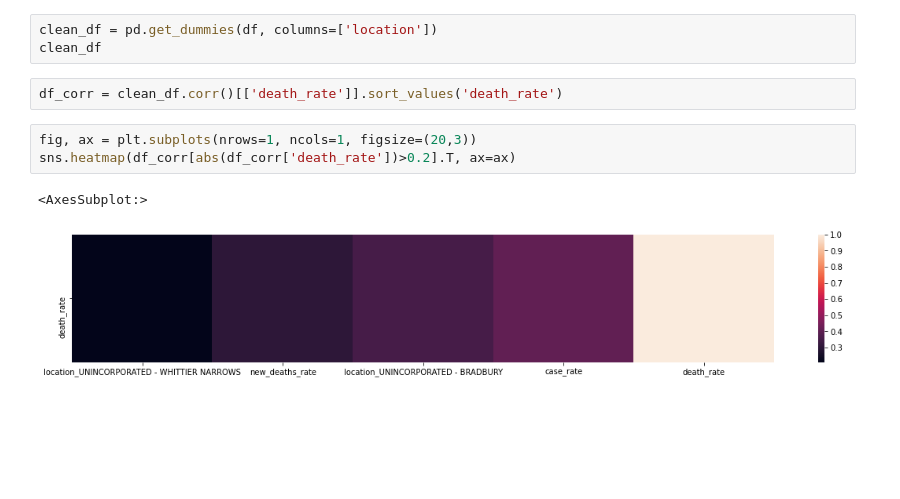
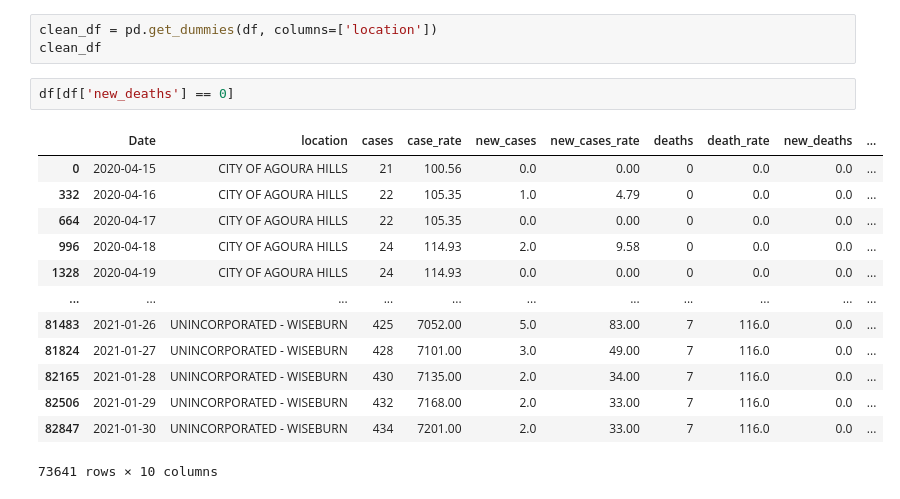
Before and after one commit to kevinmarlis/air-pollution-and-health, a Jupyter notebook: Covid/Covid by Neighborhood.ipynb, the cells around one changed output. Cells and saved outputs as stored; diff of their text form; blank space fills up the shorter version.

```diff
--- a/Covid/Covid by Neighborhood.ipynb
+++ b/Covid/Covid by Neighborhood.ipynb
@@ -75,11 +83,19 @@ msno.bar(df)
 # %%
 clean_df = pd.get_dummies(df, columns=['location'])
 clean_df
-# %%
-df_corr = clean_df.corr()[['death_rate']].sort_values('death_rate')
-# %%
-fig, ax = plt.subplots(nrows=1, ncols=1, figsize=(20,3))
-sns.heatmap(df_corr[abs(df_corr['death_rate'])>0.2].T, ax=ax)
-# %% [output]
-<AxesSubplot:>
-[figure, removed]
+# %%
+df[df['new_deaths'] == 0]
+# %% [output]
+|  | Date | location | cases | case_rate | new_cases | new_cases_rate | deaths | death_rate | new_deaths | ... |
+| 0 | 2020-04-15 | CITY OF AGOURA HILLS | 21 | 100.56 | 0.0 | 0.00 | 0 | 0.0 | 0.0 | ... |
+| 332 | 2020-04-16 | CITY OF AGOURA HILLS | 22 | 105.35 | 1.0 | 4.79 | 0 | 0.0 | 0.0 | ... |
+| 664 | 2020-04-17 | CITY OF AGOURA HILLS | 22 | 105.35 | 0.0 | 0.00 | 0 | 0.0 | 0.0 | ... |
+| 996 | 2020-04-18 | CITY OF AGOURA HILLS | 24 | 114.93 | 2.0 | 9.58 | 0 | 0.0 | 0.0 | ... |
+| 1328 | 2020-04-19 | CITY OF AGOURA HILLS | 24 | 114.93 | 0.0 | 0.00 | 0 | 0.0 | 0.0 | ... |
+| ... | ... | ... | ... | ... | ... | ... | ... | ... | ... | ... |
+| 81483 | 2021-01-26 | UNINCORPORATED - WISEBURN | 425 | 7052.00 | 5.0 | 83.00 | 7 | 116.0 | 0.0 | ... |
+| 81824 | 2021-01-27 | UNINCORPORATED - WISEBURN | 428 | 7101.00 | 3.0 | 49.00 | 7 | 116.0 | 0.0 | ... |
+| 82165 | 2021-01-28 | UNINCORPORATED - WISEBURN | 430 | 7135.00 | 2.0 | 34.00 | 7 | 116.0 | 0.0 | ... |
+| 82506 | 2021-01-29 | UNINCORPORATED - WISEBURN | 432 | 7168.00 | 2.0 | 33.00 | 7 | 116.0 | 0.0 | ... |
+| 82847 | 2021-01-30 | UNINCORPORATED - WISEBURN | 434 | 7201.00 | 2.0 | 33.00 | 7 | 116.0 | 0.0 | ... |
+73641 rows × 10 columns
```
Also changed, not shown: parts of 4 cells of this notebook.
